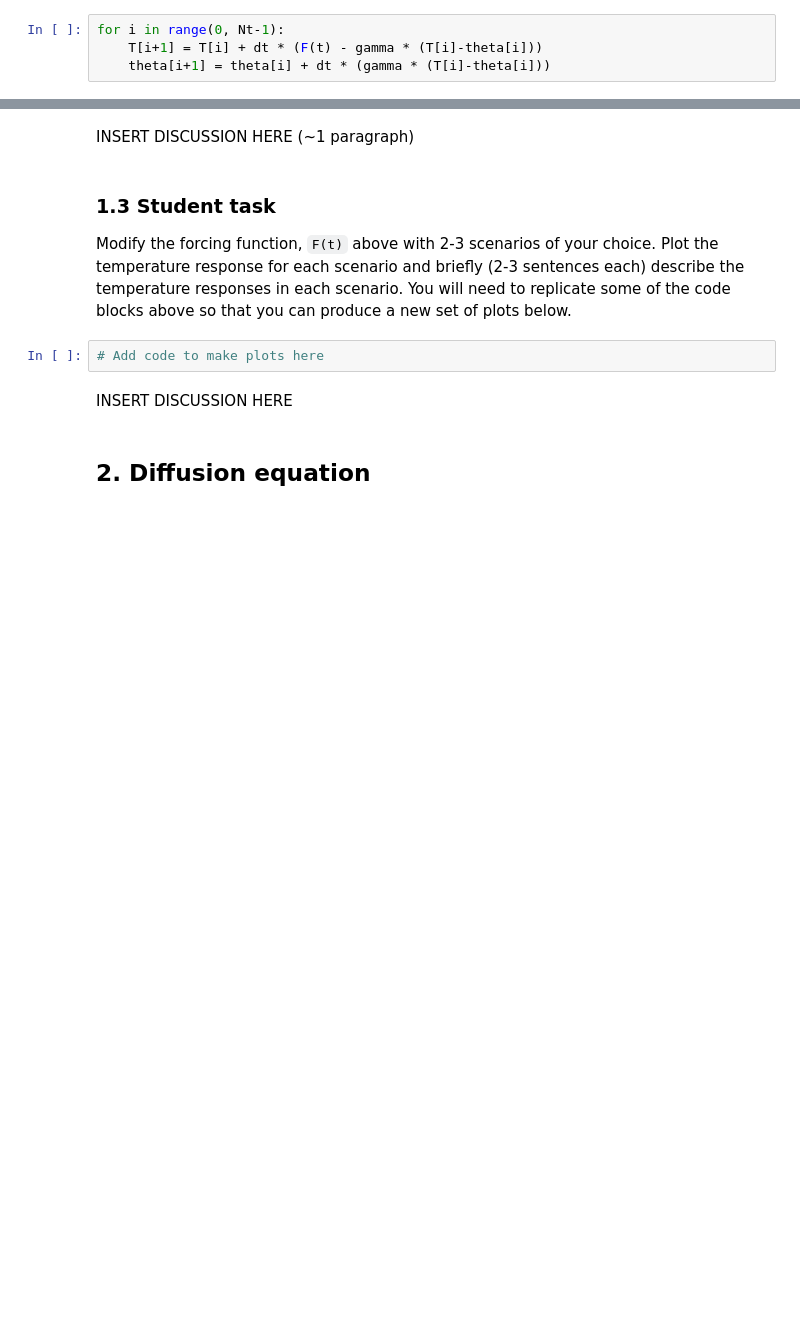
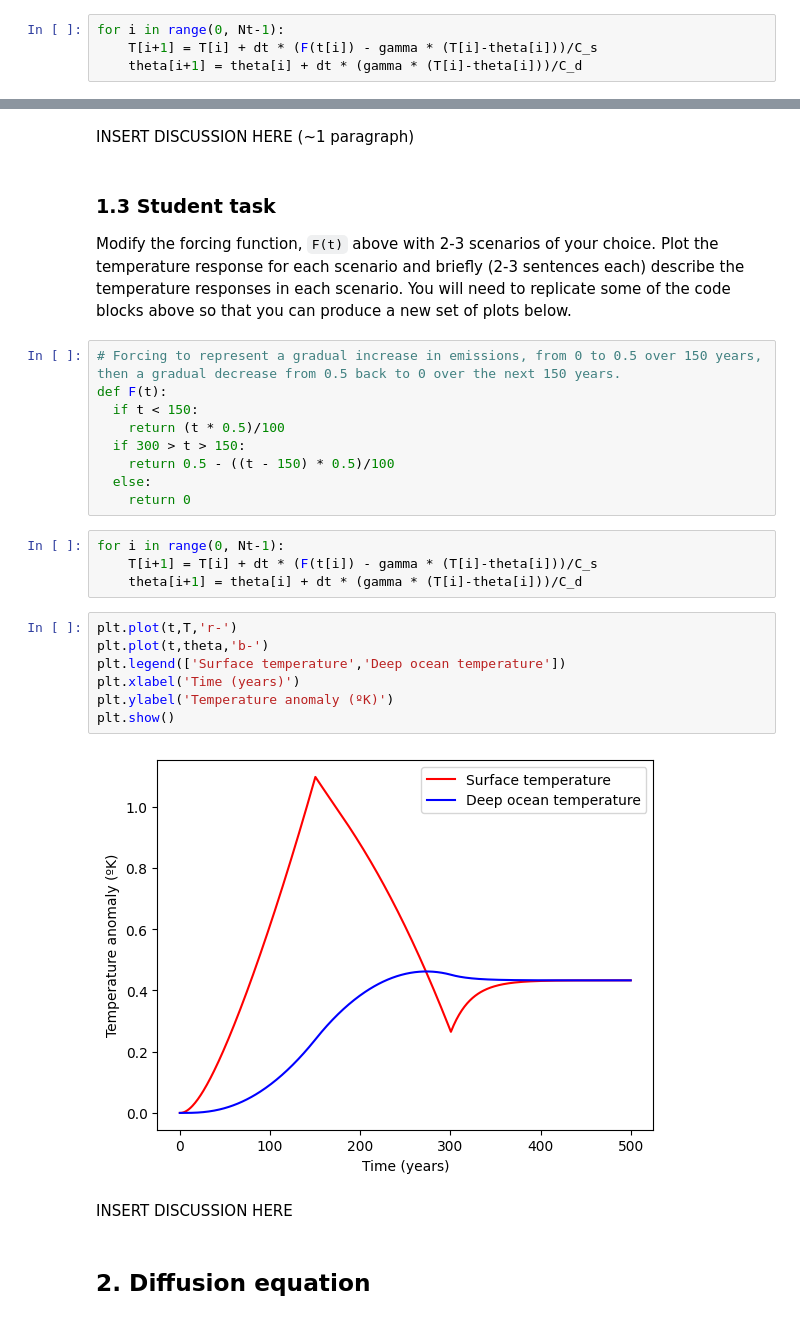
Before and after one commit to barneycevans/QCES, a Jupyter notebook: Project1_numerical_methods.ipynb, the cells around one changed output, grey strips where cells are left out. Cells and saved outputs as stored; diff of their text form; blank space fills up the shorter version.

```diff
--- a/Project1_numerical_methods.ipynb
+++ b/Project1_numerical_methods.ipynb
@@ -63,8 +63,8 @@ Finally, we are ready to create a for loop to timestep the equations listed at t
 Fill in the interior of the for loop to timestep the equations from the start of Section 1 using the Explicit Euler method.
 # %%
 for i in range(0, Nt-1):
-    T[i+1] = T[i] + dt * (F(t) - gamma * (T[i]-theta[i]))
-    theta[i+1] = theta[i] + dt * (gamma * (T[i]-theta[i]))
+    T[i+1] = T[i] + dt * (F(t[i]) - gamma * (T[i]-theta[i]))/C_s
+    theta[i+1] = theta[i] + dt * (gamma * (T[i]-theta[i]))/C_d
 # %% [markdown]
 After you are finished, run the cell below to plot the results
 # %%
@@ -84,8 +86,28 @@ INSERT DISCUSSION HERE (~1 paragraph)
 ### 1.3 Student task
 <a id='section1pt3'></a>
 Modify the forcing function, `F(t)` above with 2-3 scenarios of your choice. Plot the temperature response for each scenario and briefly (2-3 sentences each) describe the temperature responses in each scenario. You will need to replicate some of the code blocks above so that you can produce a new set of plots below.
-# %%
-# Add code to make plots here
+# %%
+# Forcing to represent a gradual increase in emissions, from 0 to 0.5 over 150 years, then a gradual decrease from 0.5 back to 0 over the next 150 years.
+def F(t):
+  if t < 150:
+    return (t * 0.5)/100
+  if 300 > t > 150:
+    return 0.5 - ((t - 150) * 0.5)/100
+  else:
+    return 0
+# %%
+for i in range(0, Nt-1):
+    T[i+1] = T[i] + dt * (F(t[i]) - gamma * (T[i]-theta[i]))/C_s
+    theta[i+1] = theta[i] + dt * (gamma * (T[i]-theta[i]))/C_d
+# %%
+plt.plot(t,T,'r-')
+plt.plot(t,theta,'b-')
+plt.legend(['Surface temperature','Deep ocean temperature'])
+plt.xlabel('Time (years)')
+plt.ylabel('Temperature anomaly (ºK)')
+plt.show()
+# %% [output]
+[figure, added]
 # %% [markdown]
 INSERT DISCUSSION HERE
 # %% [markdown]
```
Also changed, not shown: parts of 7 cells of this notebook.
